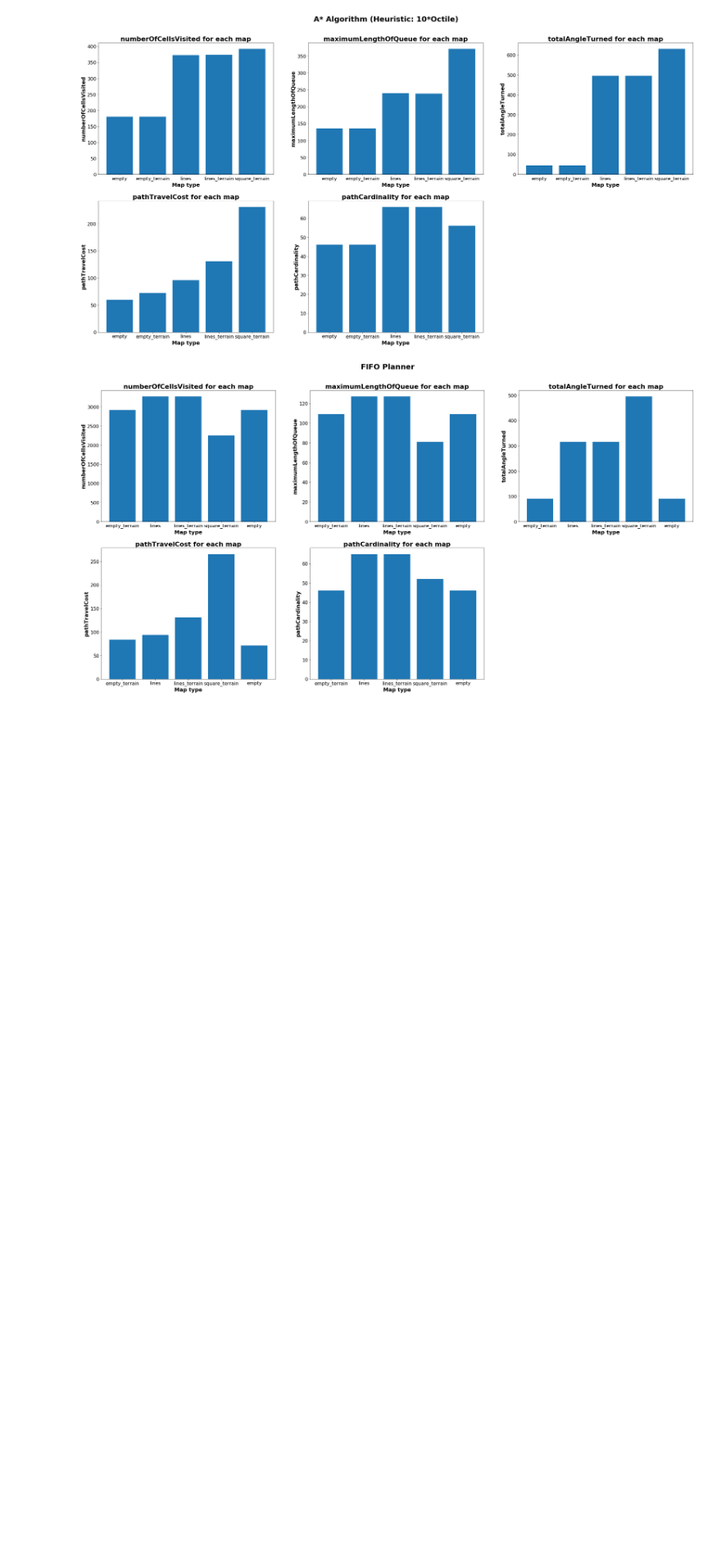
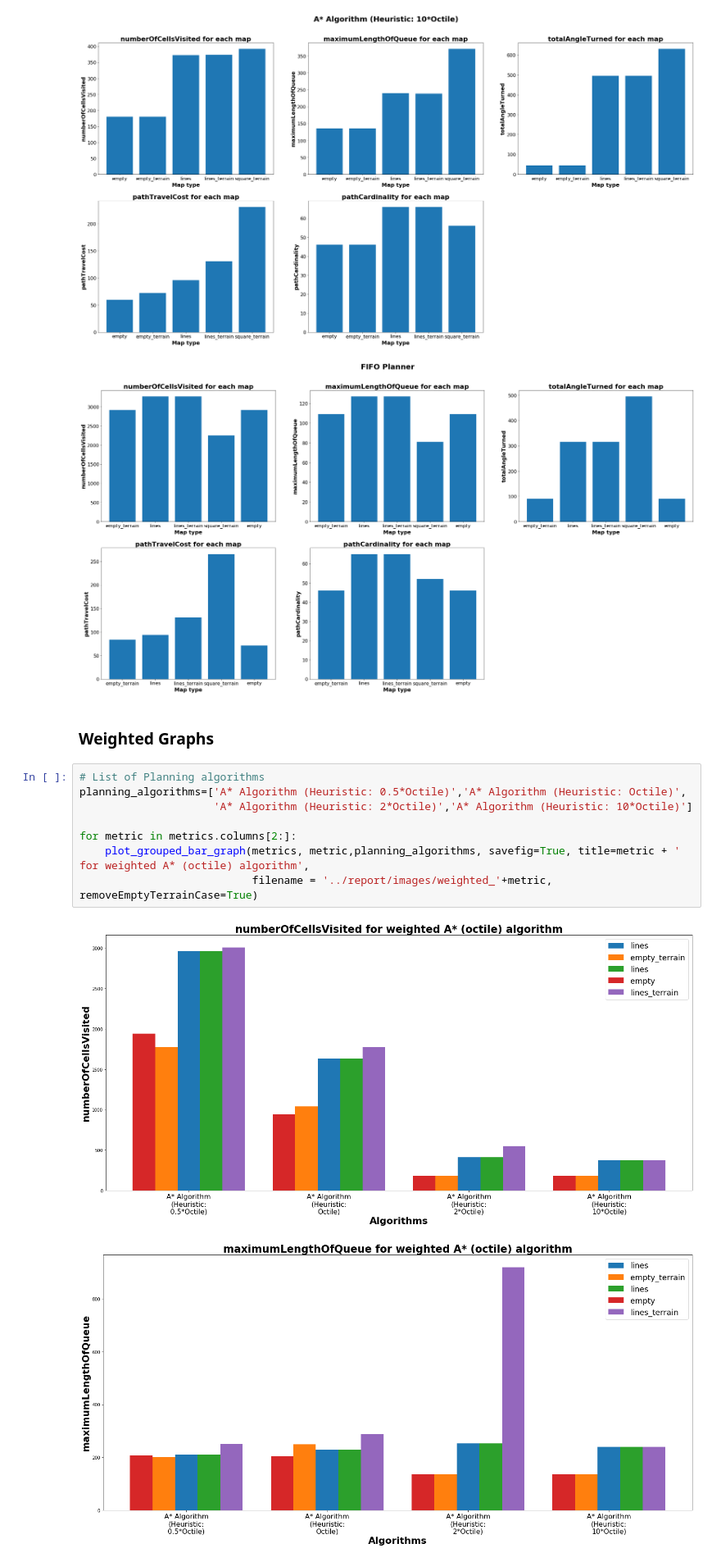
Before and after one commit to tharmee99/COMP0037_CW1_Path-Planning-in-a-known-world, a Jupyter notebook: comp0037_cw1/exports/visualise_performance_metrics.ipynb, the cells around one changed output. Shown at 82% size. Cells and saved outputs as stored; diff of their text form; blank space fills up the shorter version.

```diff
--- a/comp0037_cw1/exports/visualise_performance_metrics.ipynb
+++ b/comp0037_cw1/exports/visualise_performance_metrics.ipynb
@@ -157,3 +159,16 @@ for algorithm in metrics['PlanningAlgorithm'].unique():
 [figure]
 [figure]
 [figure]
+# %% [markdown]
+### Weighted Graphs
+# %%
+# List of Planning algorithms
+planning_algorithms=['A* Algorithm (Heuristic: 0.5*Octile)','A* Algorithm (Heuristic: Octile)',
+                     'A* Algorithm (Heuristic: 2*Octile)','A* Algorithm (Heuristic: 10*Octile)']
+
+for metric in metrics.columns[2:]:
+    plot_grouped_bar_graph(metrics, metric,planning_algorithms, savefig=True, title=metric + ' for weighted A* (octile) algorithm',
+                           filename = '../report/images/weighted_'+metric, removeEmptyTerrainCase=True)
+# %% [output]
+[figure, added]
+[figure, added]
```
Also changed, not shown: parts of 3 cells of this notebook, 41 other files.
